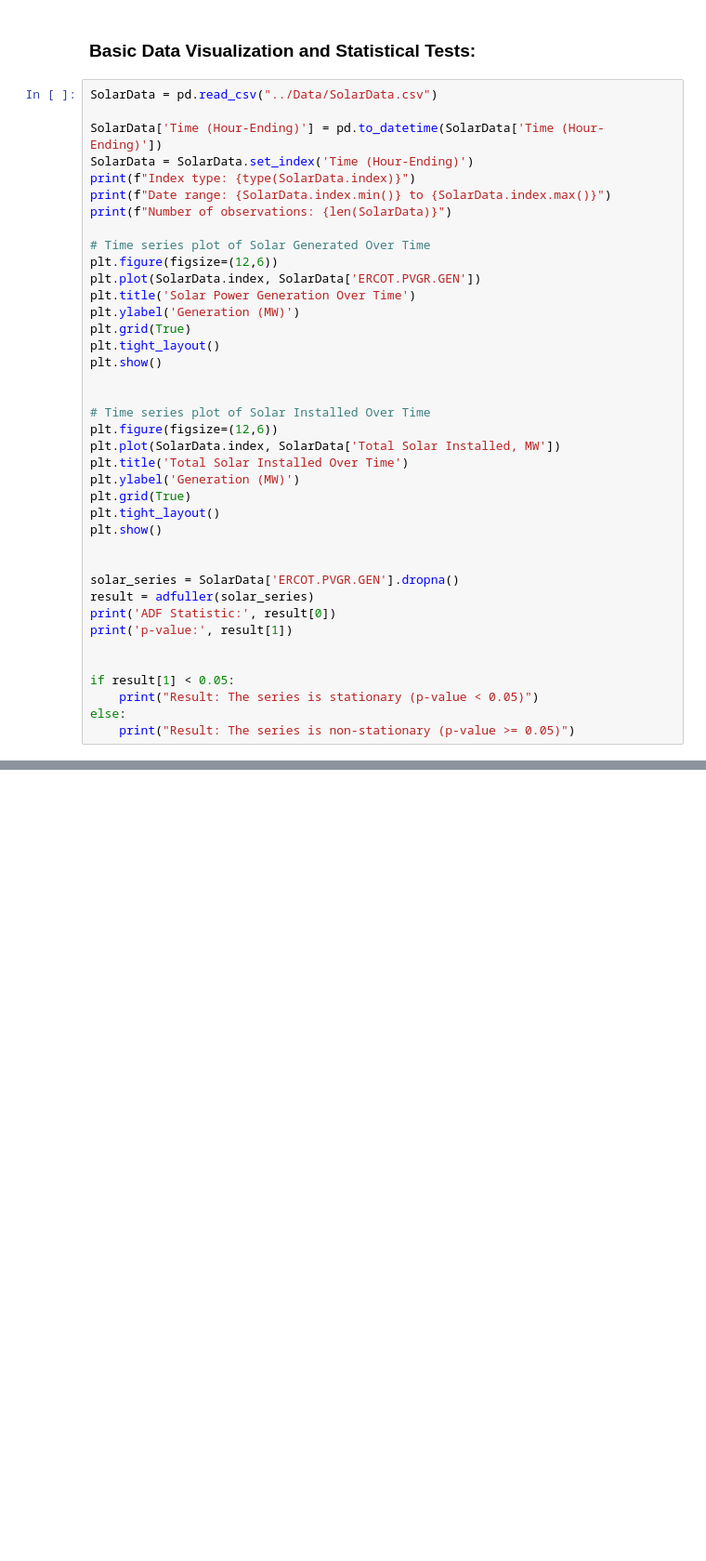
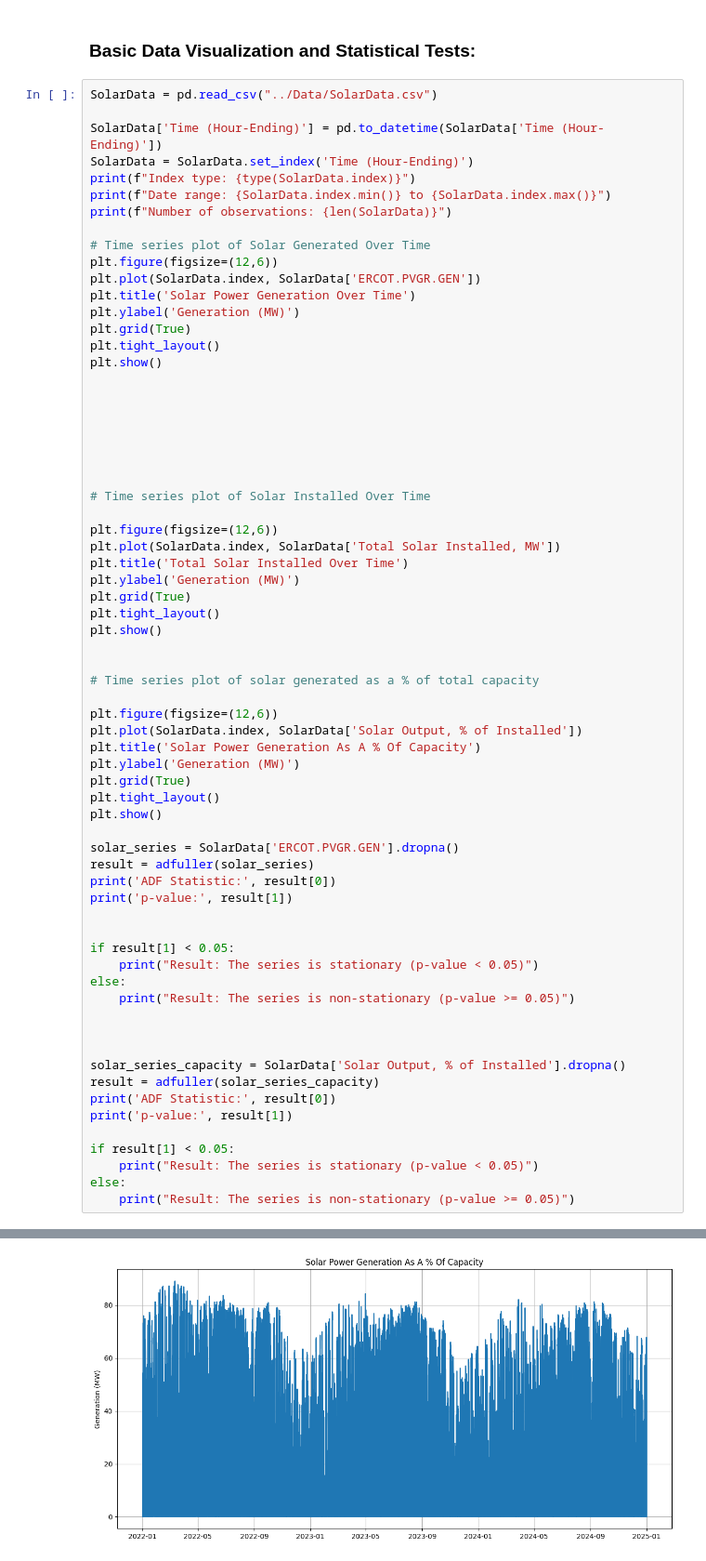
Before and after one commit to MibhaelGray/NLP-LSTM-Supreme-Court-Rulings, a Jupyter notebook: Models/EDA.ipynb, the cells around one changed output, grey strips where cells are left out. Shown at 93% size. Cells and saved outputs as stored; diff of their text form; blank space fills up the shorter version.

```diff
--- a/Models/EDA.ipynb
+++ b/Models/EDA.ipynb
@@ -54,32 +54,61 @@ plt.grid(True)
 plt.tight_layout()
 plt.show()
 
 
+
+
+
+
+
 # Time series plot of Solar Installed Over Time
+
 plt.figure(figsize=(12,6))
 plt.plot(SolarData.index, SolarData['Total Solar Installed, MW'])
 plt.title('Total Solar Installed Over Time')
 plt.ylabel('Generation (MW)')
 plt.grid(True)
 plt.tight_layout()
 plt.show()
 
+
+# Time series plot of solar generated as a % of total capacity
+
+plt.figure(figsize=(12,6))
+plt.plot(SolarData.index, SolarData['Solar Output, % of Installed'])
+plt.title('Solar Power Generation As A % Of Capacity')
+plt.ylabel('Generation (MW)')
+plt.grid(True)
+plt.tight_layout()
+plt.show()
 
 solar_series = SolarData['ERCOT.PVGR.GEN'].dropna()
 result = adfuller(solar_series)
 print('ADF Statistic:', result[0])
 print('p-value:', result[1])
 
 
 if result[1] < 0.05:
     print("Result: The series is stationary (p-value < 0.05)")
 else:
     print("Result: The series is non-stationary (p-value >= 0.05)")
+
+
+
+solar_series_capacity = SolarData['Solar Output, % of Installed'].dropna()
+result = adfuller(solar_series_capacity)
+print('ADF Statistic:', result[0])
+print('p-value:', result[1])
+
+if result[1] < 0.05:
+    print("Result: The series is stationary (p-value < 0.05)")
+else:
+    print("Result: The series is non-stationary (p-value >= 0.05)")
 # %% [output]
 Index type: <class 'pandas.core.indexes.datetimes.DatetimeIndex'>
 Date range: 2022-01-01 01:00:00 to 2025-01-01 00:00:00
 Number of observations: 26304
 [figure]
 [figure]
+[figure, added]
 ADF Statistic: -7.747723834768112
 p-value: 1.0213526304283474e-11
```
Also changed, not shown: parts of 4 cells of this notebook.
